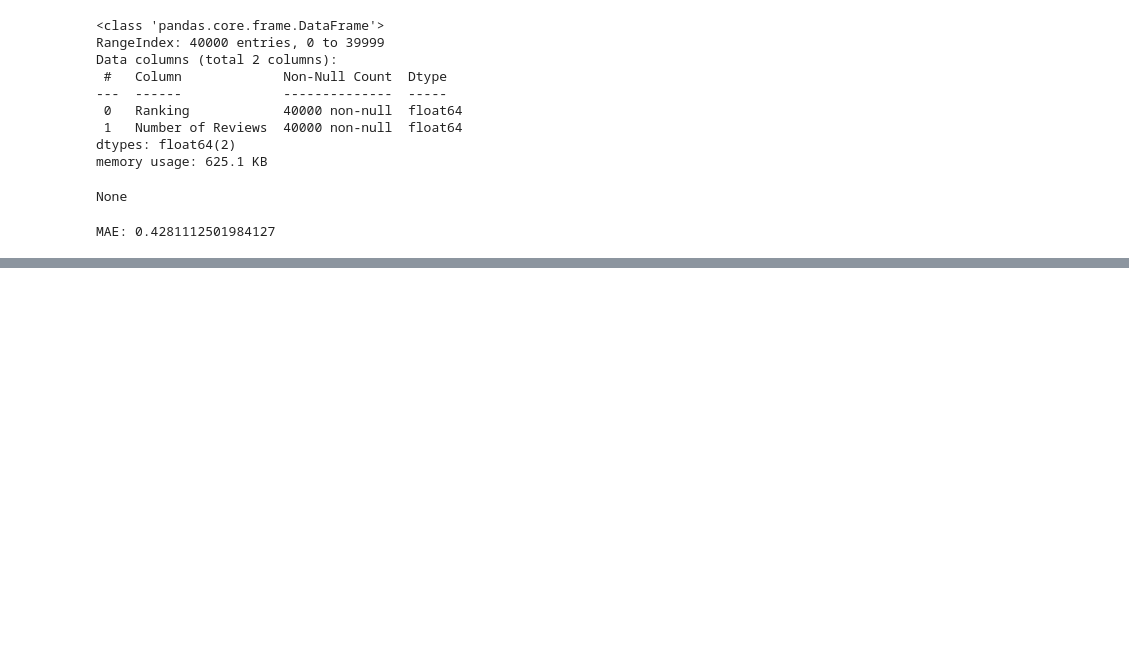
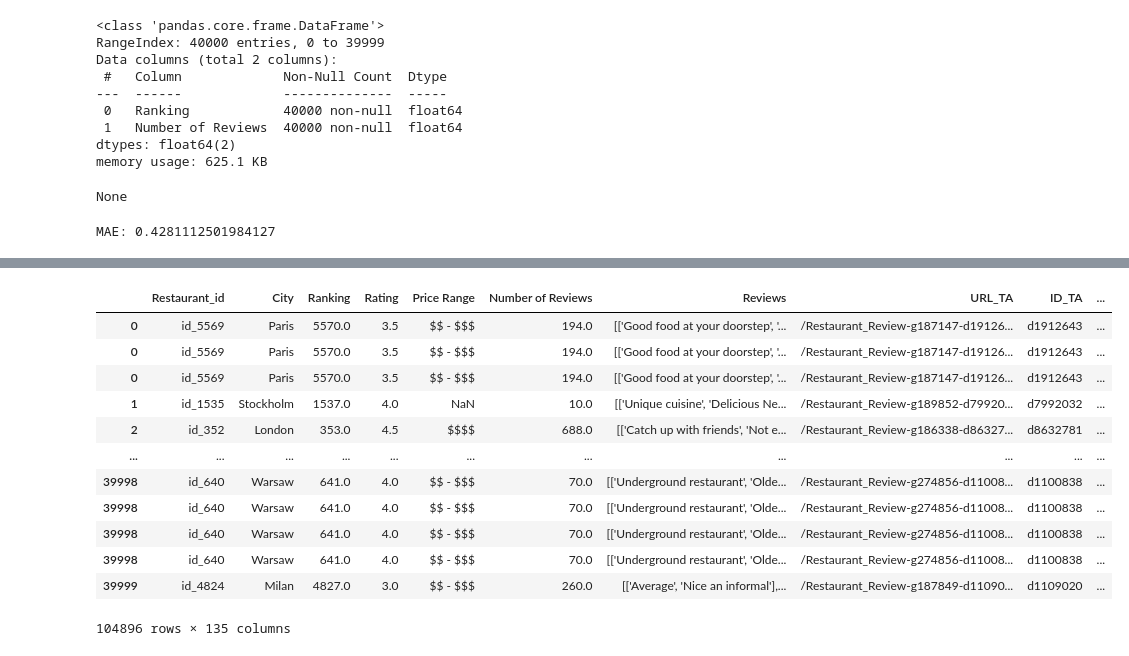
Before and after one commit to arsenbondaren/skillfactory, a Jupyter notebook: module_3/project_3-Bandarenka_Arsen.ipynb, the cells around one changed output, grey strips where cells are left out. Saved outputs shown, nothing was run; the diff lists cells and outputs as text; code cells hidden in the pictures; blank space fills up the shorter version.

```diff
--- a/module_3/project_3-Bandarenka_Arsen.ipynb
+++ b/module_3/project_3-Bandarenka_Arsen.ipynb
@@ -70,0 +141,17 @@ MAE: 0.4281112501984127
+# %%
+dummy_data = pd.get_dummies(new_data, columns = ['Cuisine Style'], dummy_na=True)
+dummy_data
+# %% [output]
+|  | Restaurant_id | City | Ranking | Rating | Price Range | Number of Reviews | Reviews | URL_TA | ID_TA | ... |
+| 0 | id_5569 | Paris | 5570.0 | 3.5 | $$ - $$$ | 194.0 | [['Good food at your doorstep', '... | /Restaurant_Review-g187147-d19126... | d1912643 | ... |
+| 0 | id_5569 | Paris | 5570.0 | 3.5 | $$ - $$$ | 194.0 | [['Good food at your doorstep', '... | /Restaurant_Review-g187147-d19126... | d1912643 | ... |
+| 0 | id_5569 | Paris | 5570.0 | 3.5 | $$ - $$$ | 194.0 | [['Good food at your doorstep', '... | /Restaurant_Review-g187147-d19126... | d1912643 | ... |
+| 1 | id_1535 | Stockholm | 1537.0 | 4.0 | NaN | 10.0 | [['Unique cuisine', 'Delicious Ne... | /Restaurant_Review-g189852-d79920... | d7992032 | ... |
+| 2 | id_352 | London | 353.0 | 4.5 | $$$$ | 688.0 | [['Catch up with friends', 'Not e... | /Restaurant_Review-g186338-d86327... | d8632781 | ... |
+| ... | ... | ... | ... | ... | ... | ... | ... | ... | ... | ... |
+| 39998 | id_640 | Warsaw | 641.0 | 4.0 | $$ - $$$ | 70.0 | [['Underground restaurant', 'Olde... | /Restaurant_Review-g274856-d11008... | d1100838 | ... |
+| 39998 | id_640 | Warsaw | 641.0 | 4.0 | $$ - $$$ | 70.0 | [['Underground restaurant', 'Olde... | /Restaurant_Review-g274856-d11008... | d1100838 | ... |
+| 39998 | id_640 | Warsaw | 641.0 | 4.0 | $$ - $$$ | 70.0 | [['Underground restaurant', 'Olde... | /Restaurant_Review-g274856-d11008... | d1100838 | ... |
+| 39998 | id_640 | Warsaw | 641.0 | 4.0 | $$ - $$$ | 70.0 | [['Underground restaurant', 'Olde... | /Restaurant_Review-g274856-d11008... | d1100838 | ... |
+| 39999 | id_4824 | Milan | 4827.0 | 3.0 | $$ - $$$ | 260.0 | [['Average', 'Nice an informal'],... | /Restaurant_Review-g187849-d11090... | d1109020 | ... |
+104896 rows × 135 columns
```
Also changed, not shown: parts of 60 cells of this notebook.
